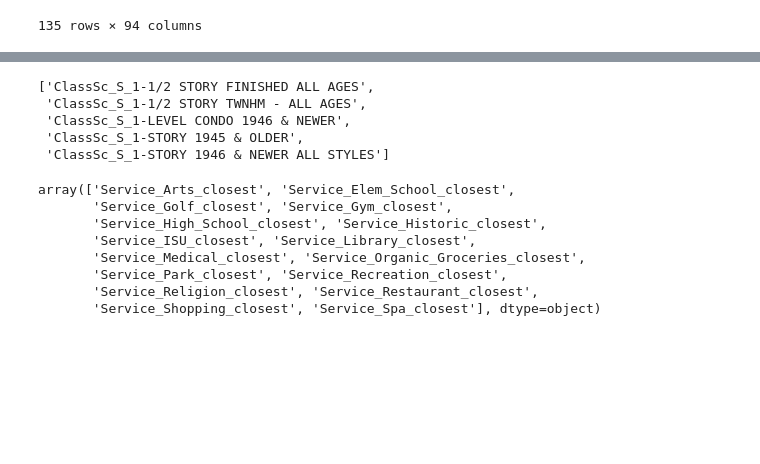
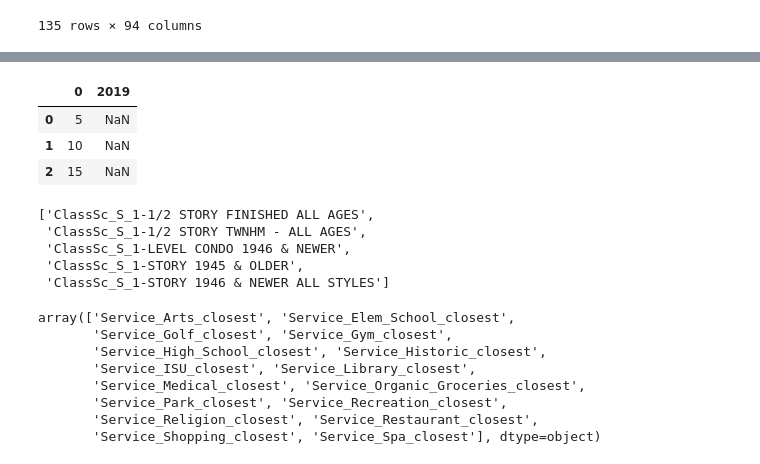
Before and after one commit to lelandjmurrin/Ames_Housing_Project, a Jupyter notebook: Ames_Project_Testing.ipynb, the cells around one changed output, grey strips where cells are left out. Drawn from its saved outputs; the diff is of its cells as text; code cells hidden in the pictures; blank space fills up the shorter version.

```diff
--- a/Ames_Project_Testing.ipynb
+++ b/Ames_Project_Testing.ipynb
@@ -266,3 +270,11 @@ print_favored_features()
+# %%
+s_a, s_b = pd.Series([5, 10 ,15]), pd.Series([], dtype = float, name = 2019)
+pd.concat([s_a, s_b], axis = 1)#.reset_index(level = 1, drop = True)
+# %% [output]
+|  | 0 | 2019 |
+| 0 | 5 | NaN |
+| 1 | 10 | NaN |
+| 2 | 15 | NaN |
 # %%
 df_AB_house_dummies.columns.tolist()[15:20]
 # %% [output]
```
Also changed, not shown: parts of 2 cells of this notebook, 25 other files.
